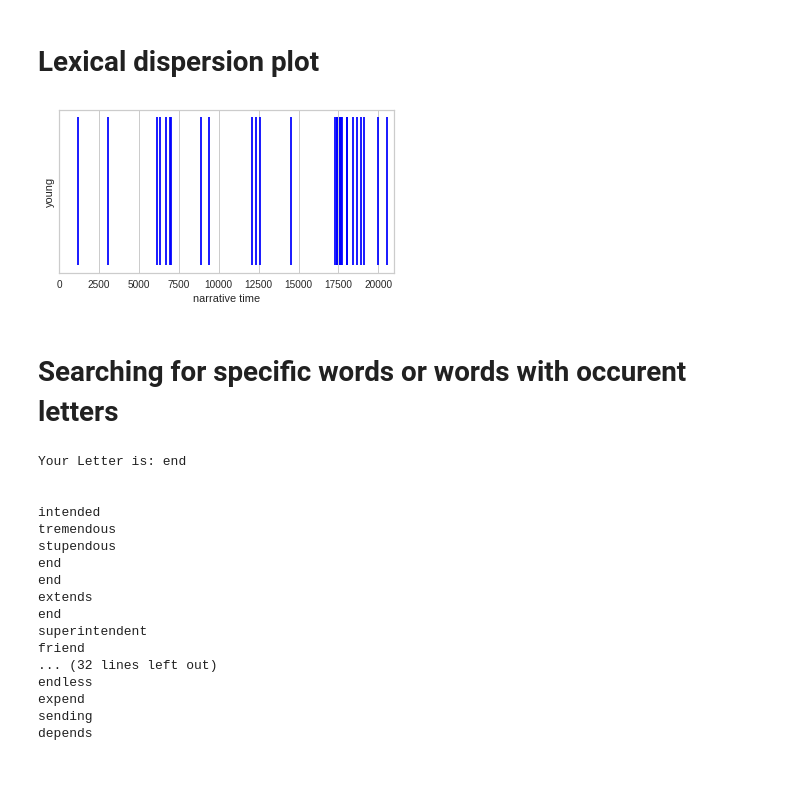
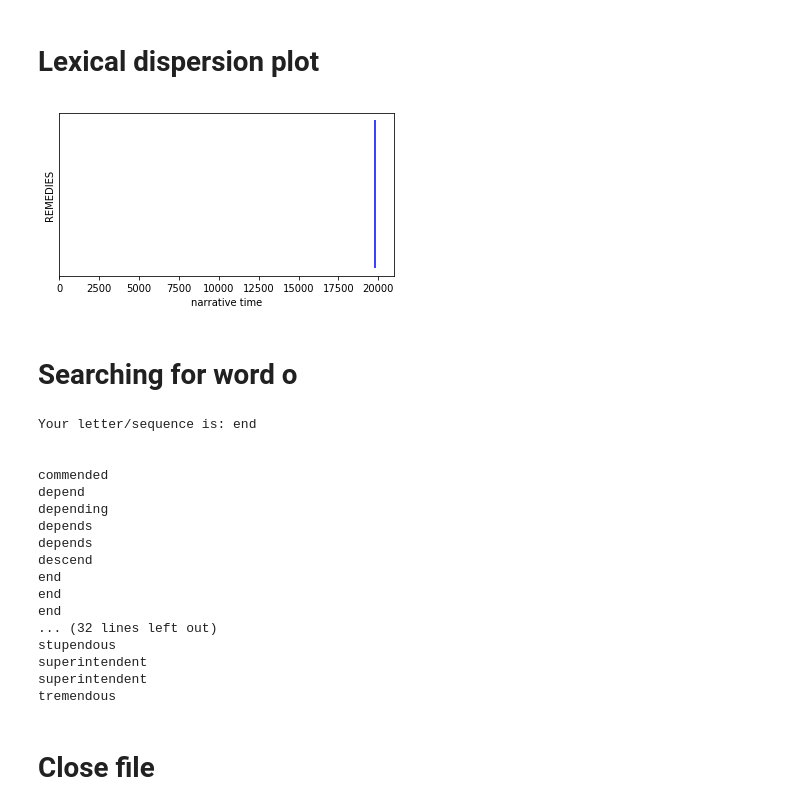
Before and after one commit to Christoph16478/PythonAnalysingTexts, a Jupyter notebook: program.ipynb, the cells around one changed output. Saved outputs shown, nothing was run; the diff lists cells and outputs as text; code cells hidden in the pictures; blank space fills up the shorter version.

```diff
--- a/program.ipynb
+++ b/program.ipynb
@@ -70,21 +76,28 @@ g capable engineer For much writer dislikes admit engineers capable yet occupy
 # Lexical dispersion plot
 # %%
 WORD = (random.choice(wordsFiltered))
+
+x=list()
+for i in range(0,len(words)):
+    if words[i] == WORD:
+        x.append(i)
 
 fig, ax = plt.subplots()
 ax.vlines(x, 0, 1, edgecolor="blue")
 ax.set_xlim([0, len(words)])
 ax.set_xlabel('narrative time')
 ax.set_xticks([0],minor=True)
 ax.set_ylabel(WORD)
 ax.set_yticks([])
 fig.set_figheight(3)
 # %% [output]
-[figure, old version]
+[figure, new version]
-# %% [markdown]
-# Searching for specific words or words with occurent letters
+# %% [markdown]
+# Searching for word o
 # %%
-spec_letter = input("Your Letter is: ")
+wordsFiltered.sort()
+
+spec_letter = input("Your letter/sequence is: ")
 
 print('\n')
 
@@ -92,20 +105,22 @@ for word in wordsFiltered:
     if spec_letter in word:
         print (word)
 # %% [output]
-Your Letter is: end
+Your letter/sequence is: end
 
 
-intended
-tremendous
-stupendous
+commended
+depend
+depending
+depends
+depends
+descend
 end
 end
-extends
 end
+... (32 lines left out)
+stupendous
 superintendent
-friend
-... (32 lines left out)
-endless
-expend
-sending
-depends
+superintendent
+tremendous
+# %% [markdown]
+# Close file
```
Also changed, not shown: parts of 7 cells of this notebook, 3 other files.
